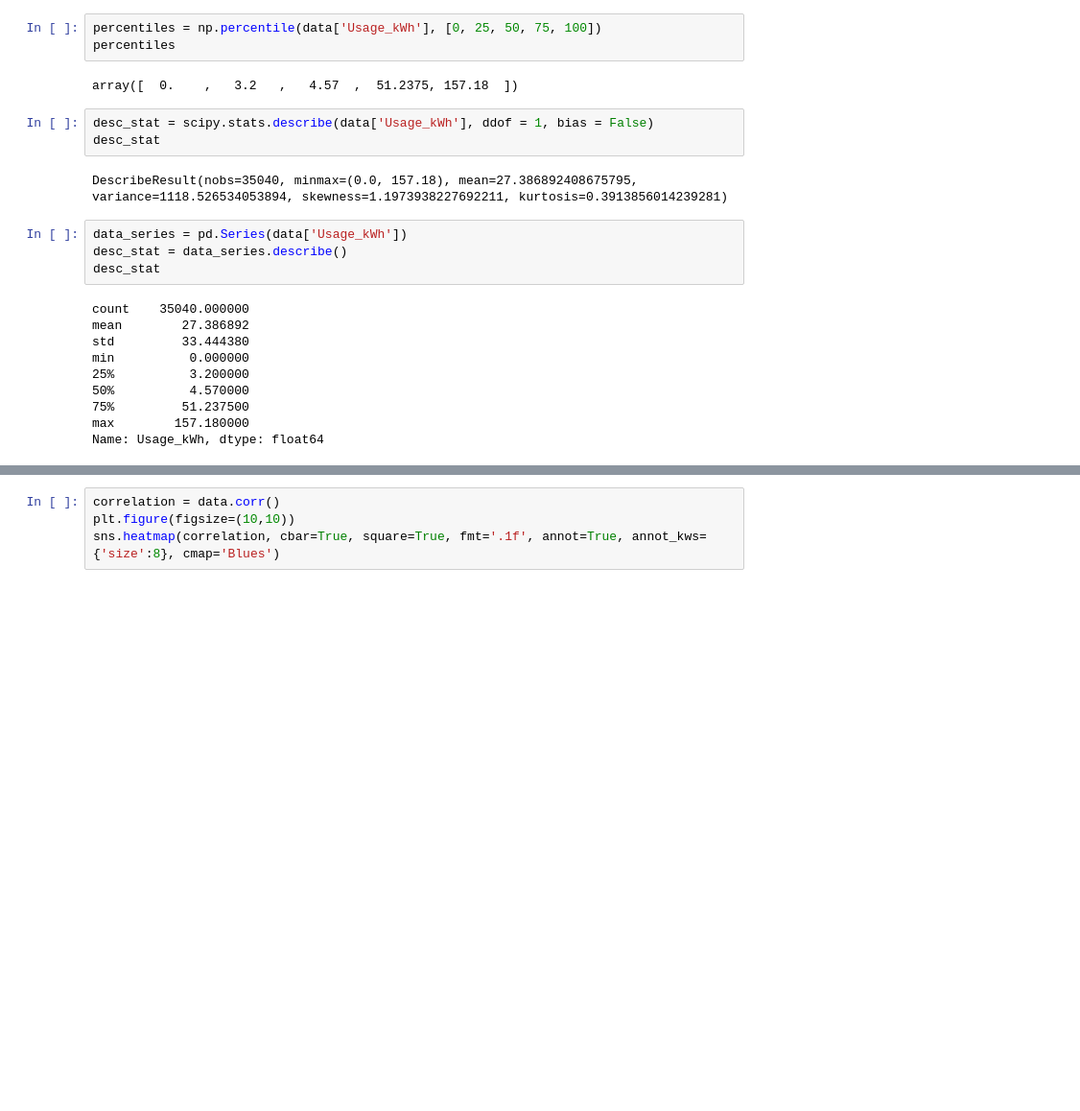
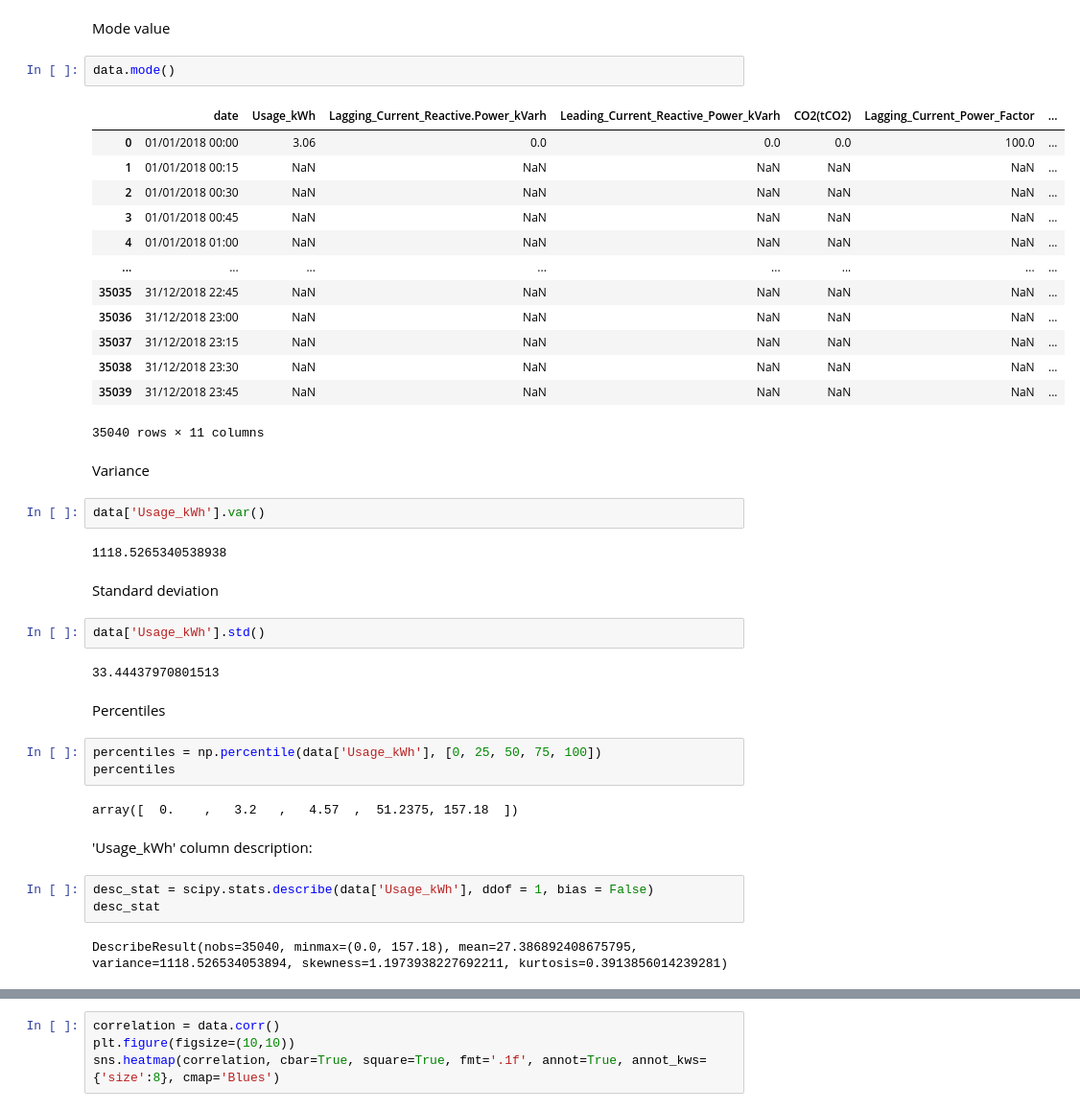
Before and after one commit to tea561/ML, a Jupyter notebook: Projekat1/proj1.ipynb, the cells around one changed output, grey strips where cells are left out. Shown at 96% size. Saved outputs shown, nothing was run; the diff lists cells and outputs as text; blank space fills up the shorter version.

```diff
--- a/Projekat1/proj1.ipynb
+++ b/Projekat1/proj1.ipynb
@@ -37,24 +138,44 @@ std
+# %% [markdown]
+Mode value
+# %%
+data.mode()
+# %% [output]
+|  | date | Usage_kWh | Lagging_Current_Reactive.Power_kVarh | Leading_Current_Reactive_Power_kVarh | CO2(tCO2) | Lagging_Current_Power_Factor | ... |
+| 0 | 01/01/2018 00:00 | 3.06 | 0.0 | 0.0 | 0.0 | 100.0 | ... |
+| 1 | 01/01/2018 00:15 | NaN | NaN | NaN | NaN | NaN | ... |
+| 2 | 01/01/2018 00:30 | NaN | NaN | NaN | NaN | NaN | ... |
+| 3 | 01/01/2018 00:45 | NaN | NaN | NaN | NaN | NaN | ... |
+| 4 | 01/01/2018 01:00 | NaN | NaN | NaN | NaN | NaN | ... |
+| ... | ... | ... | ... | ... | ... | ... | ... |
+| 35035 | 31/12/2018 22:45 | NaN | NaN | NaN | NaN | NaN | ... |
+| 35036 | 31/12/2018 23:00 | NaN | NaN | NaN | NaN | NaN | ... |
+| 35037 | 31/12/2018 23:15 | NaN | NaN | NaN | NaN | NaN | ... |
+| 35038 | 31/12/2018 23:30 | NaN | NaN | NaN | NaN | NaN | ... |
+| 35039 | 31/12/2018 23:45 | NaN | NaN | NaN | NaN | NaN | ... |
+35040 rows × 11 columns
+# %% [markdown]
+Variance
+# %%
+data['Usage_kWh'].var()
+# %% [output]
+1118.5265340538938
+# %% [markdown]
+Standard deviation
+# %%
+data['Usage_kWh'].std()
+# %% [output]
+33.44437970801513
+# %% [markdown]
+Percentiles
 # %%
 percentiles = np.percentile(data['Usage_kWh'], [0, 25, 50, 75, 100])
 percentiles
 # %% [output]
 array([  0.    ,   3.2   ,   4.57  ,  51.2375, 157.18  ])
+# %% [markdown]
+'Usage_kWh' column description:
 # %%
 desc_stat = scipy.stats.describe(data['Usage_kWh'], ddof = 1, bias = False)
 desc_stat
 # %% [output]
 DescribeResult(nobs=35040, minmax=(0.0, 157.18), mean=27.386892408675795, variance=1118.526534053894, skewness=1.1973938227692211, kurtosis=0.3913856014239281)
-# %%
-data_series = pd.Series(data['Usage_kWh'])
-desc_stat = data_series.describe()
-desc_stat
-# %% [output]
-count    35040.000000
-mean        27.386892
-std         33.444380
-min          0.000000
-25%          3.200000
-50%          4.570000
-75%         51.237500
-max        157.180000
-Name: Usage_kWh, dtype: float64
```
Also changed, not shown: parts of 35 cells of this notebook.
